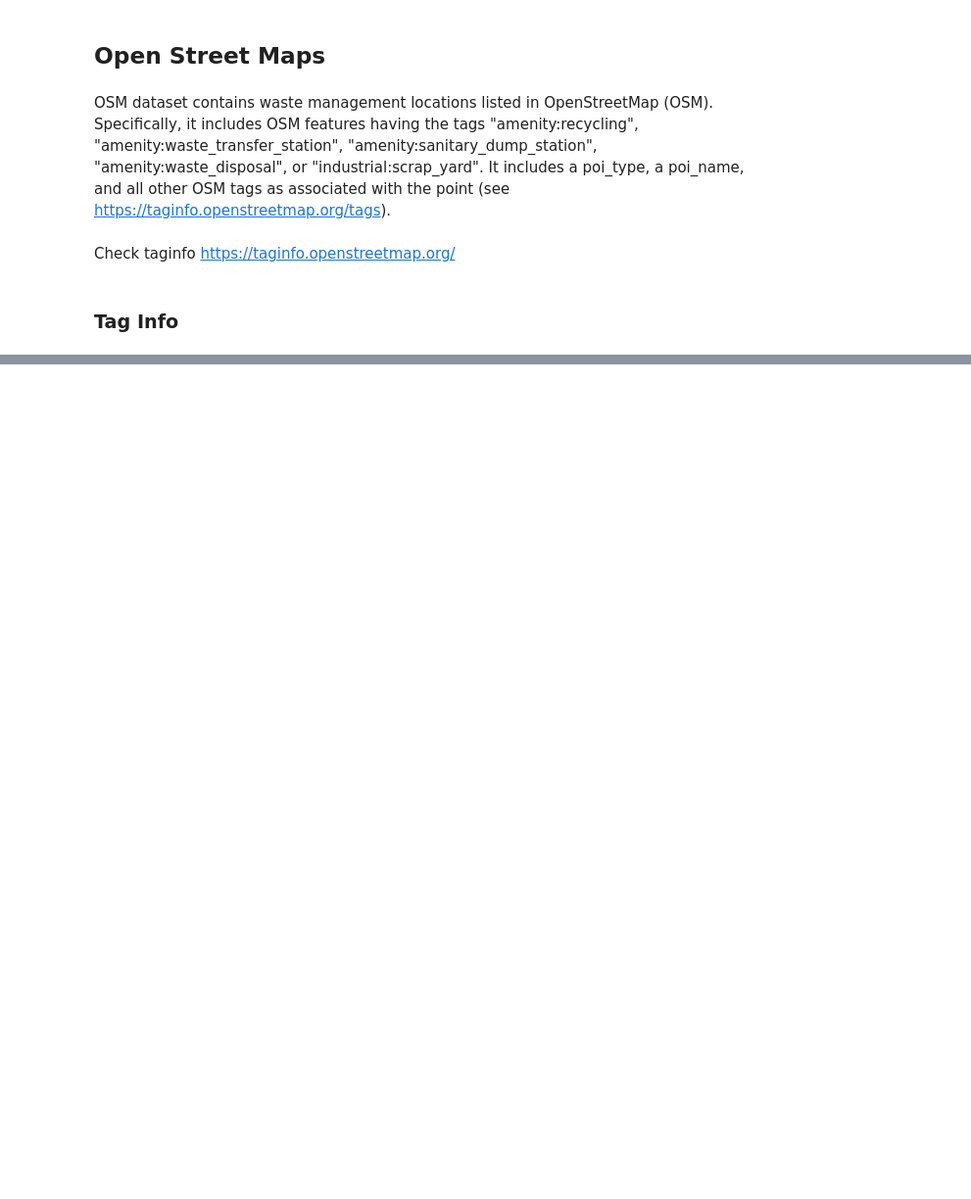
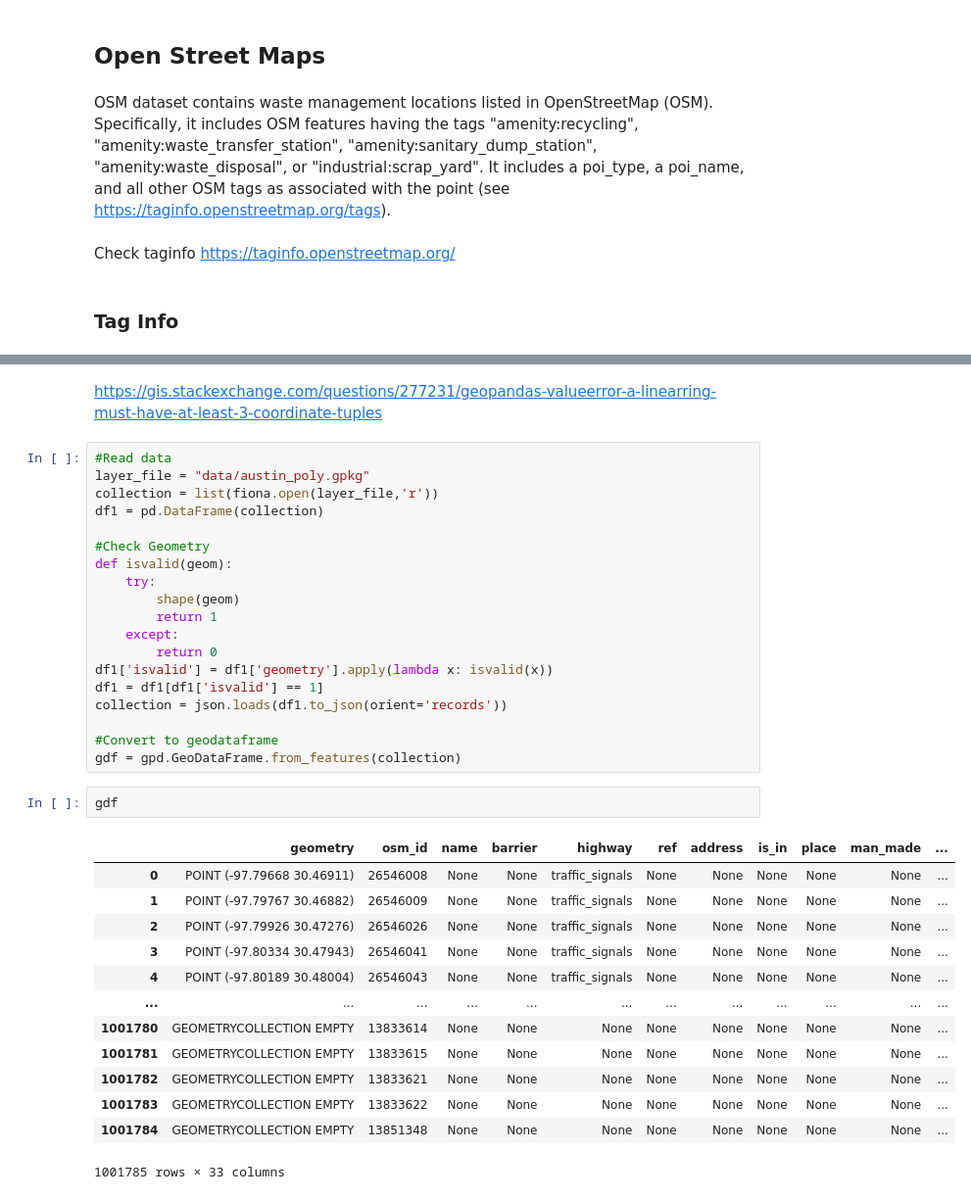
Before and after one commit to Pravallika-Myneni/world_data_league_2022, a Jupyter notebook: stage_one/garbage_collection.ipynb, the cells around one changed output, grey strips where cells are left out. Shown at 98% size. Cells and saved outputs as stored; diff of their text form; blank space fills up the shorter version.

```diff
--- a/stage_one/garbage_collection.ipynb
+++ b/stage_one/garbage_collection.ipynb
@@ -525,0 +681,37 @@ gdf.head(2)
+# %% [markdown]
+https://gis.stackexchange.com/questions/277231/geopandas-valueerror-a-linearring-must-have-at-least-3-coordinate-tuples
+# %%
+#Read data
+layer_file = "data/austin_poly.gpkg"
+collection = list(fiona.open(layer_file,'r'))
+df1 = pd.DataFrame(collection)
+
+#Check Geometry
+def isvalid(geom):
+    try:
+        shape(geom)
+        return 1
+    except:
+        return 0
+df1['isvalid'] = df1['geometry'].apply(lambda x: isvalid(x))
+df1 = df1[df1['isvalid'] == 1]
+collection = json.loads(df1.to_json(orient='records'))
+
+#Convert to geodataframe
+gdf = gpd.GeoDataFrame.from_features(collection)
+# %%
+gdf
+# %% [output]
+|  | geometry | osm_id | name | barrier | highway | ref | address | is_in | place | man_made | ... |
+| 0 | POINT (-97.79668 30.46911) | 26546008 | None | None | traffic_signals | None | None | None | None | None | ... |
+| 1 | POINT (-97.79767 30.46882) | 26546009 | None | None | traffic_signals | None | None | None | None | None | ... |
+| 2 | POINT (-97.79926 30.47276) | 26546026 | None | None | traffic_signals | None | None | None | None | None | ... |
+| 3 | POINT (-97.80334 30.47943) | 26546041 | None | None | traffic_signals | None | None | None | None | None | ... |
+| 4 | POINT (-97.80189 30.48004) | 26546043 | None | None | traffic_signals | None | None | None | None | None | ... |
+| ... | ... | ... | ... | ... | ... | ... | ... | ... | ... | ... | ... |
+| 1001780 | GEOMETRYCOLLECTION EMPTY | 13833614 | None | None | None | None | None | None | None | None | ... |
+| 1001781 | GEOMETRYCOLLECTION EMPTY | 13833615 | None | None | None | None | None | None | None | None | ... |
+| 1001782 | GEOMETRYCOLLECTION EMPTY | 13833621 | None | None | None | None | None | None | None | None | ... |
+| 1001783 | GEOMETRYCOLLECTION EMPTY | 13833622 | None | None | None | None | None | None | None | None | ... |
+| 1001784 | GEOMETRYCOLLECTION EMPTY | 13851348 | None | None | None | None | None | None | None | None | ... |
+1001785 rows × 33 columns
```
Also changed, not shown: parts of 46 cells of this notebook, 1 other file.
